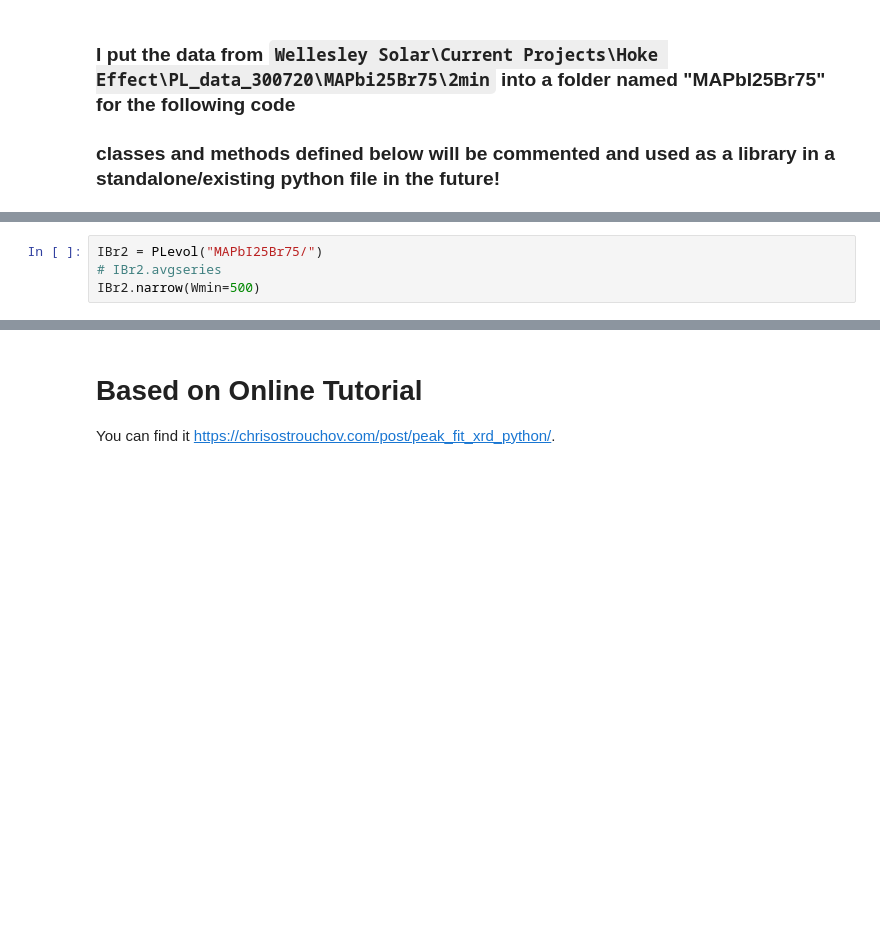
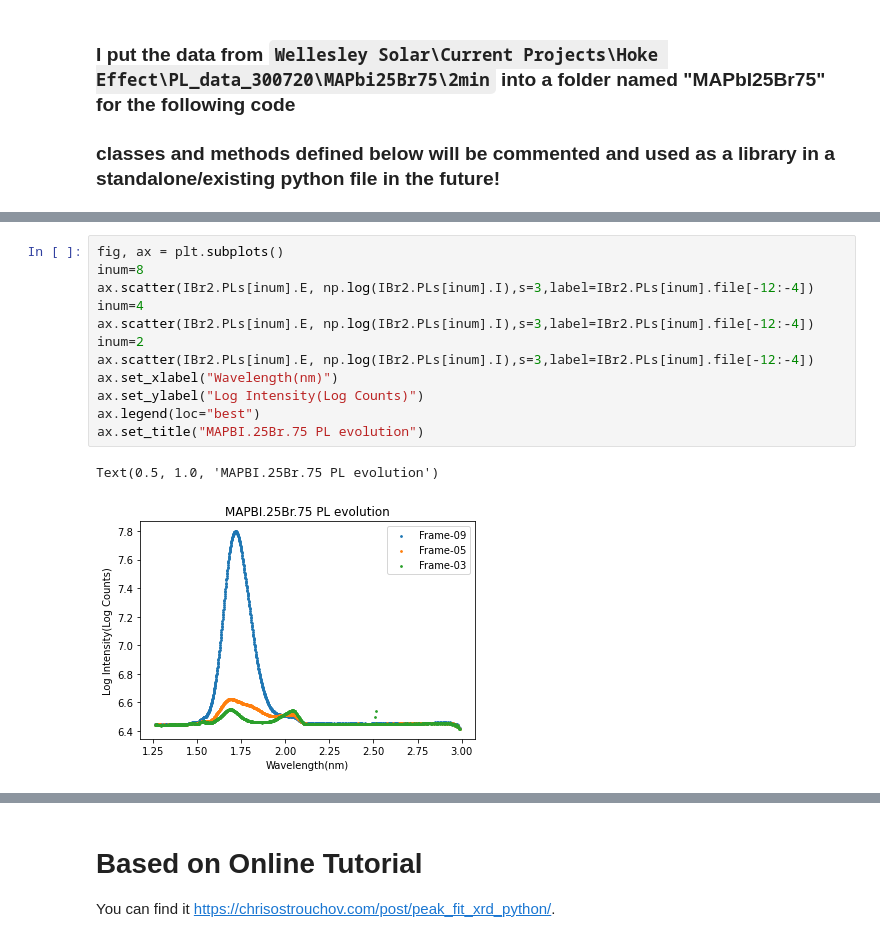
Before and after one commit to Wellesley-Solar/PL_Tools, a Jupyter notebook: stable_PLInfo_for_ML.ipynb, the cells around one changed output, grey strips where cells are left out. Drawn from its saved outputs; the diff is of its cells as text; blank space fills up the shorter version.

```diff
--- a/stable_PLInfo_for_ML.ipynb
+++ b/stable_PLInfo_for_ML.ipynb
@@ -192,4 +17,15 @@ IBr2.PLs[10].plotW()
-# %%
-IBr2 = PLevol("MAPbI25Br75/")
-# IBr2.avgseries
-IBr2.narrow(Wmin=500)
+# %%
+fig, ax = plt.subplots()
+inum=8
+ax.scatter(IBr2.PLs[inum].E, np.log(IBr2.PLs[inum].I),s=3,label=IBr2.PLs[inum].file[-12:-4])
+inum=4
+ax.scatter(IBr2.PLs[inum].E, np.log(IBr2.PLs[inum].I),s=3,label=IBr2.PLs[inum].file[-12:-4])
+inum=2
+ax.scatter(IBr2.PLs[inum].E, np.log(IBr2.PLs[inum].I),s=3,label=IBr2.PLs[inum].file[-12:-4])
+ax.set_xlabel("Wavelength(nm)")
+ax.set_ylabel("Log Intensity(Log Counts)")
+ax.legend(loc="best")
+ax.set_title("MAPBI.25Br.75 PL evolution")
+# %% [output]
+Text(0.5, 1.0, 'MAPBI.25Br.75 PL evolution')
+[figure, added]
```
Also changed, not shown: parts of 19 cells of this notebook, 1 other file.
